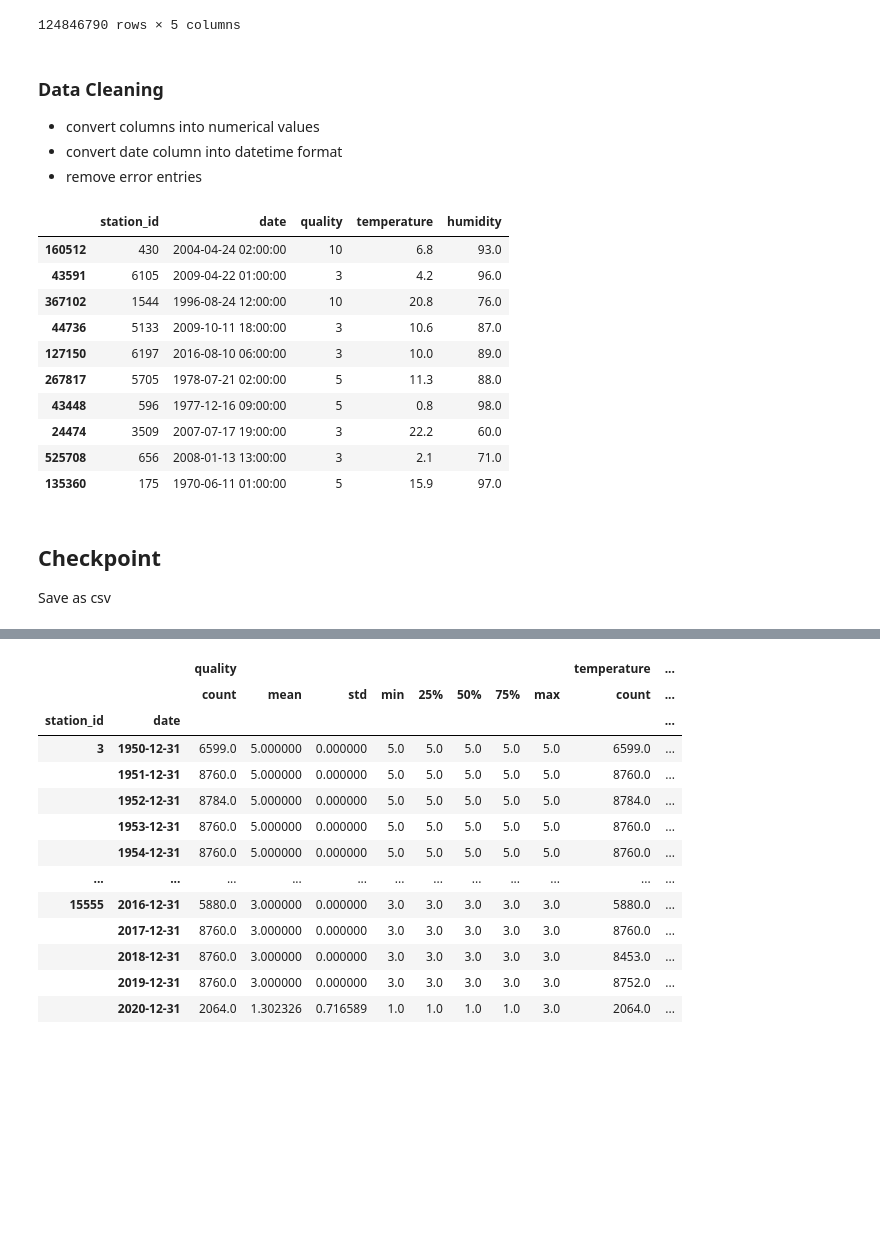
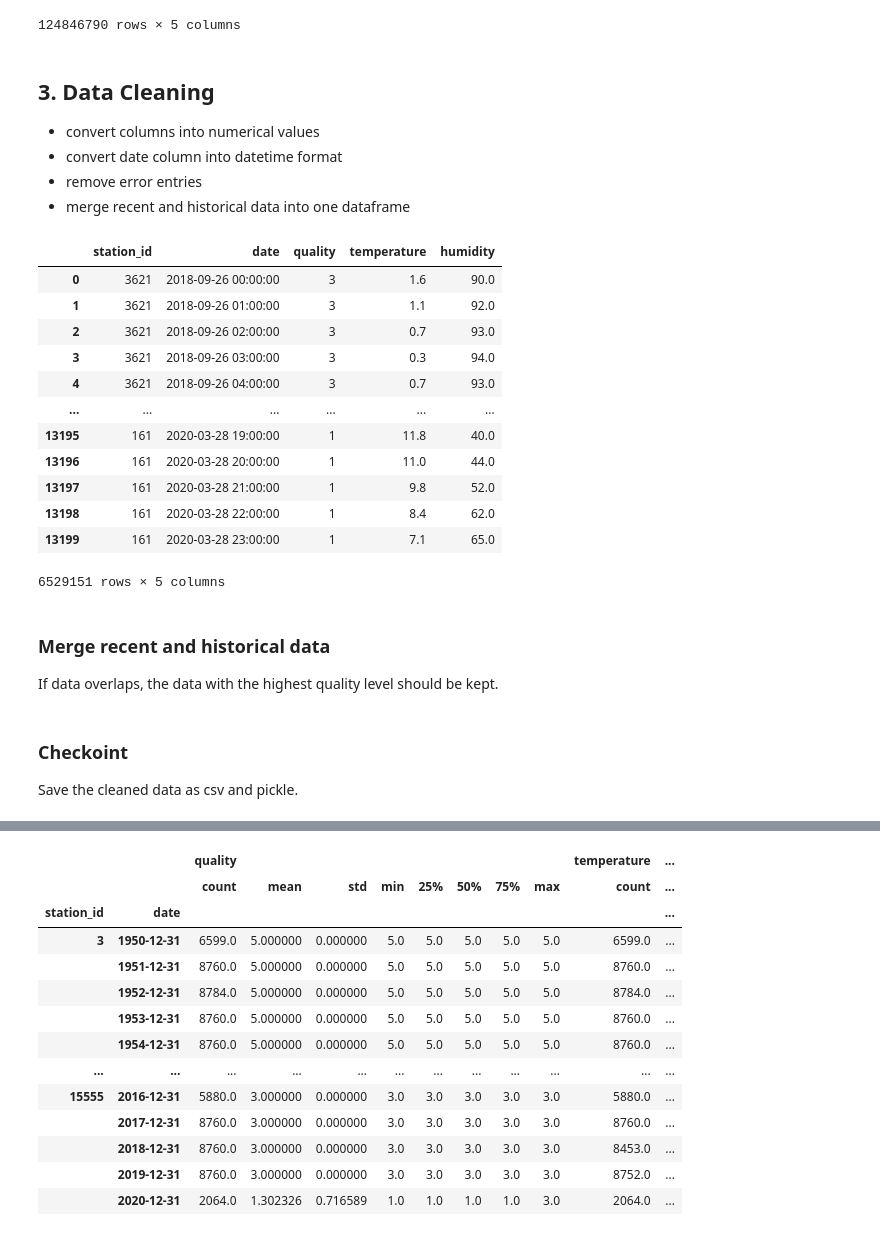
Before and after one commit to fynnwi/dwd_data, a Jupyter notebook: notebooks/01 - DWD Open Data.ipynb, the cells around one changed output, grey strips where cells are left out. Cells and saved outputs as stored; diff of their text form; code cells hidden in the pictures; blank space fills up the shorter version.

```diff
--- a/notebooks/Hourly Temperature.ipynb
+++ b/notebooks/01 - DWD Open Data.ipynb
@@ -177,12 +210,15 @@ def get_directories(path, prefix, suffix):
         if i.is_dir():
             name = i.name
             if name.startswith(prefix) and name.endswith(suffix):
-                dir_list.append(name + "/")
+                #dir_list.append(name + "/")
+                dir_list.append(Path(name))
+
     return dir_list
 
 
 
 
 
-recent_folders = get_directories(DIR_hourly_recent, "stundenwerte_", "_akt")
-historical_folders = get_directories(DIR_hourly_historical, "stundenwerte_", "_hist")
+recent_folders = get_directories(DIR_raw_rec, "stundenwerte_", "_akt")
+historical_folders = get_directories(DIR_raw_hist, "stundenwerte_", "_hist")
+recent_folders
@@ -258,10 +313,10 @@ df
 def directories_to_dataframe(DIR_root, dir_list):
     frames = []
     for folder_name in dir_list:
-        path = DIR_root + folder_name
+        path = Path.joinpath(DIR_root, folder_name)
         # find product file name
         product_file = get_files(path, "produkt_tu_stunde_", ".txt", exactly_one=True)
-        product_file = path + product_file
+        product_file = Path(path, product_file)
         # extract the data from this file
         df = product_file_to_dataframe(product_file)
 
@@ -270,8 +325,8 @@ def directories_to_dataframe(DIR_root, dir_list):
     # concatenate all the frames into one frame
     return pd.concat(frames)
 
-df_rec = directories_to_dataframe(DIR_hourly_recent, recent_folders)
-df_hist = directories_to_dataframe(DIR_hourly_historical, historical_folders)
+df_rec = directories_to_dataframe(DIR_raw_rec, recent_folders)
+df_hist = directories_to_dataframe(DIR_raw_hist, historical_folders)
 df_hist
 # %% [output]
 |  | station_id | date | quality | temperature | humidity |
@@ -288,10 +343,11 @@ df_hist
 | 307993 | 554 | 2006022800 | 3 | 1.0 | 96.0 |
 124846790 rows × 5 columns
 # %% [markdown]
-### Data Cleaning
+## 3. Data Cleaning
 - convert columns into numerical values
 - convert date column into datetime format
 - remove error entries
+- merge recent and historical data into one dataframe
 # %%
 def clean_data(df):
     df = df.apply(pd.to_numeric)
@@ -303,17 +360,22 @@ def clean_data(df):
 
 df_r = clean_data(df_rec)
 df_h = clean_data(df_hist)
-# %%
-df_h.sample(10)
-# %% [output]
-|  | station_id | date | quality | temperature | humidity |
-| 160512 | 430 | 2004-04-24 02:00:00 | 10 | 6.8 | 93.0 |
-| 43591 | 6105 | 2009-04-22 01:00:00 | 3 | 4.2 | 96.0 |
-| 367102 | 1544 | 1996-08-24 12:00:00 | 10 | 20.8 | 76.0 |
-| 44736 | 5133 | 2009-10-11 18:00:00 | 3 | 10.6 | 87.0 |
-| 127150 | 6197 | 2016-08-10 06:00:00 | 3 | 10.0 | 89.0 |
-| 267817 | 5705 | 1978-07-21 02:00:00 | 5 | 11.3 | 88.0 |
-| 43448 | 596 | 1977-12-16 09:00:00 | 5 | 0.8 | 98.0 |
-| 24474 | 3509 | 2007-07-17 19:00:00 | 3 | 22.2 | 60.0 |
-| 525708 | 656 | 2008-01-13 13:00:00 | 3 | 2.1 | 71.0 |
-| 135360 | 175 | 1970-06-11 01:00:00 | 5 | 15.9 | 97.0 |
+# %%
+df_r
+# %% [output]
+|  | station_id | date | quality | temperature | humidity |
+| 0 | 3621 | 2018-09-26 00:00:00 | 3 | 1.6 | 90.0 |
+| 1 | 3621 | 2018-09-26 01:00:00 | 3 | 1.1 | 92.0 |
+| 2 | 3621 | 2018-09-26 02:00:00 | 3 | 0.7 | 93.0 |
+| 3 | 3621 | 2018-09-26 03:00:00 | 3 | 0.3 | 94.0 |
+| 4 | 3621 | 2018-09-26 04:00:00 | 3 | 0.7 | 93.0 |
+| ... | ... | ... | ... | ... | ... |
+| 13195 | 161 | 2020-03-28 19:00:00 | 1 | 11.8 | 40.0 |
+| 13196 | 161 | 2020-03-28 20:00:00 | 1 | 11.0 | 44.0 |
+| 13197 | 161 | 2020-03-28 21:00:00 | 1 | 9.8 | 52.0 |
+| 13198 | 161 | 2020-03-28 22:00:00 | 1 | 8.4 | 62.0 |
+| 13199 | 161 | 2020-03-28 23:00:00 | 1 | 7.1 | 65.0 |
+6529151 rows × 5 columns
+# %% [markdown]
+### Merge recent and historical data
+If data overlaps, the data with the highest quality level should be kept.
@@ -320,4 +389,3 @@ df_h.sample(10)
 # %% [markdown]
-## Checkpoint
-
-Save as csv
+### Checkoint
+Save the cleaned data as csv and pickle.
```
Also changed, not shown: parts of 31 cells of this notebook, 7 other files.
